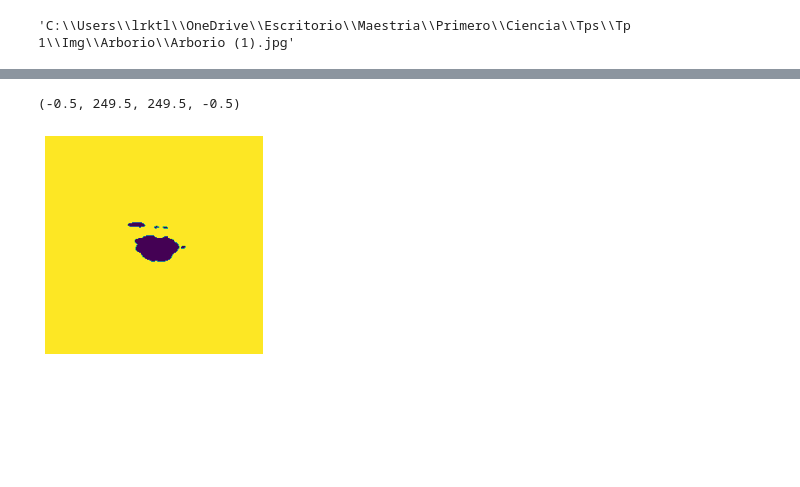
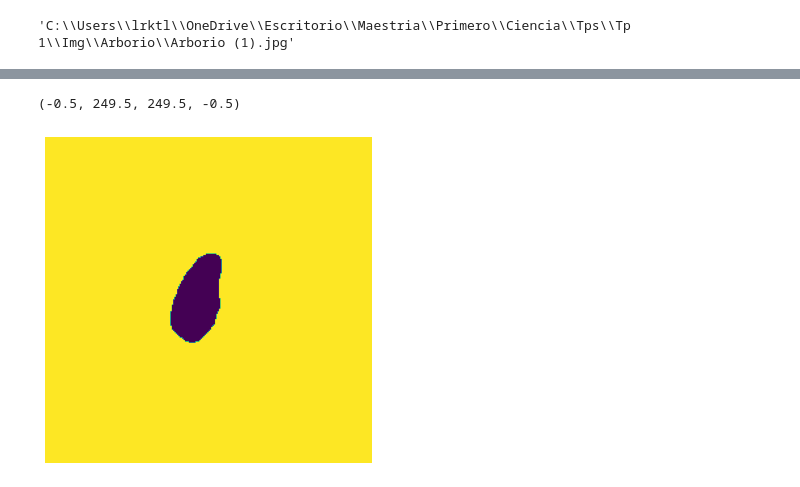
Before and after one commit to RkTcaster/DMCyT, a Jupyter notebook: Tp 1/TP 1.ipynb, the cells around one changed output, grey strips where cells are left out. Drawn from its saved outputs; the diff is of its cells as text; code cells hidden in the pictures; blank space fills up the shorter version.

```diff
--- a/Tp 1/TP 1.ipynb
+++ b/Tp 1/TP 1.ipynb
@@ -851,9 +731,9 @@ imagen = iio.imread("C:\\Users\\lrktl\\OneDrive\\Escritorio\\Maestria\\Primero\\
 # %%
-labeled_image, count = connected_components(filename="C:\\Users\\lrktl\\OneDrive\\Escritorio\\Maestria\\Primero\\Ciencia\\Tps\\Tp 1\\Img\\Arborio\\Arborio (1).jpg", sigma=2.0, t=0.9, connectivity=2)
+labeled_image, count = connected_components(filename="C:\\Users\\lrktl\\OneDrive\\Escritorio\\Maestria\\Primero\\Ciencia\\Tps\\Tp 1\\Img\\Arborio\\Arborio (6).jpg", sigma=2.0, t=0.9, connectivity=2)
 
 fig, ax = plt.subplots()
 plt.imshow(labeled_image)
 plt.axis("off")
 # %% [output]
 (-0.5, 249.5, 249.5, -0.5)
-[figure, old version]
+[figure, new version]
```
Also changed, not shown: parts of 78 cells of this notebook.
